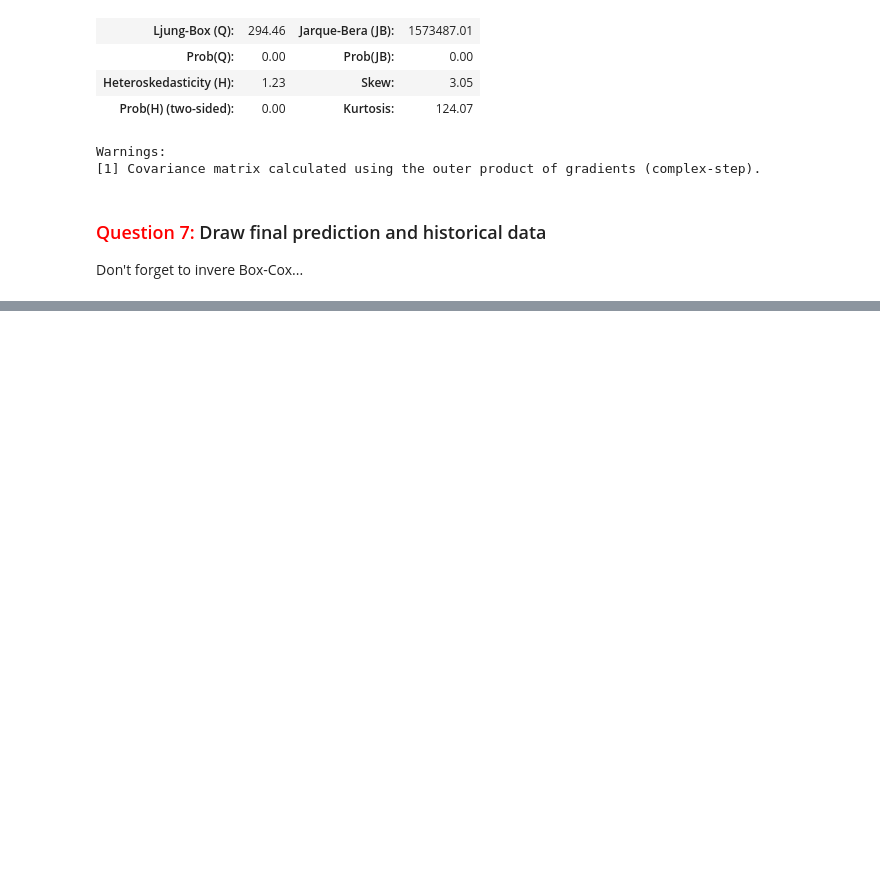
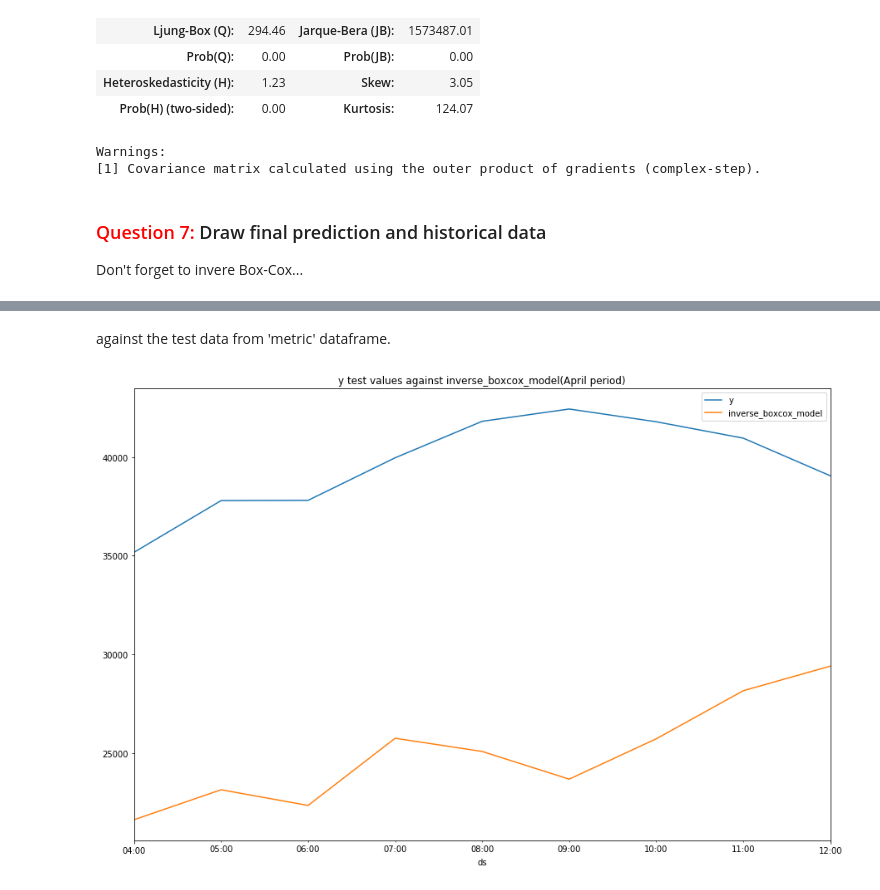
Before and after one commit to AHM-Hussein/mlcourse_dubai, a Jupyter notebook: jupyter_notebooks/Lecture_09_Time_Series/a9-demo-time-series-analysis-ASSIGNMENT.ipynb, the cells around one changed output, grey strips where cells are left out. Cells and saved outputs as stored; diff of their text form; code cells hidden in the pictures; blank space fills up the shorter version.

```diff
--- a/jupyter_notebooks/Lecture_09_Time_Series/a9-demo-time-series-analysis-ASSIGNMENT.ipynb
+++ b/jupyter_notebooks/Lecture_09_Time_Series/a9-demo-time-series-analysis-ASSIGNMENT.ipynb
@@ -414,0 +420,9 @@ plt.title('The historical representation vs the predicted one (April period)',fo
+# %% [markdown]
+against the test data from 'metric' dataframe.
+# %%
+metric['inverse_boxcox_model'] = inverse_boxcox(best_model.fittedvalues, lmbda)
+metric.head(9).plot(x='ds',y=['y','inverse_boxcox_model'])
+plt.legend(loc="upper right")
+plt.title('y test values against inverse_boxcox_model(April period)');
+# %% [output]
+[figure, added]
```
Also changed, not shown: parts of 11 cells of this notebook.
